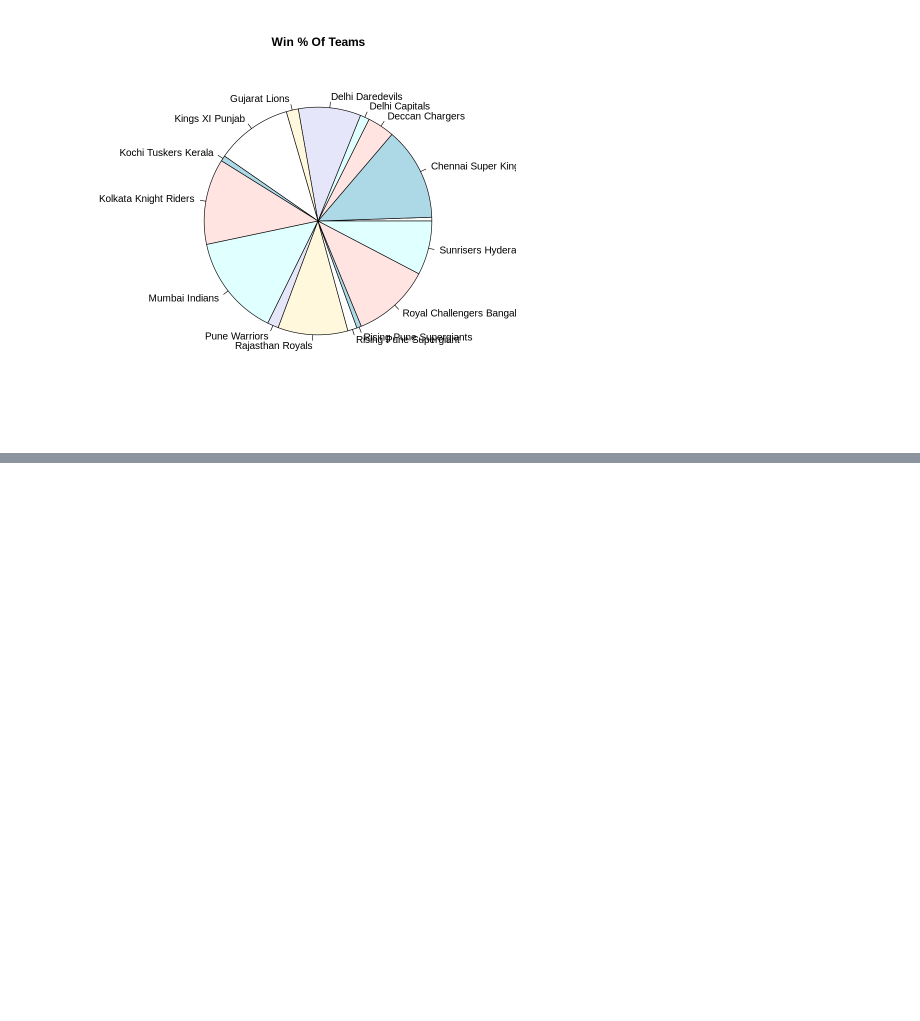
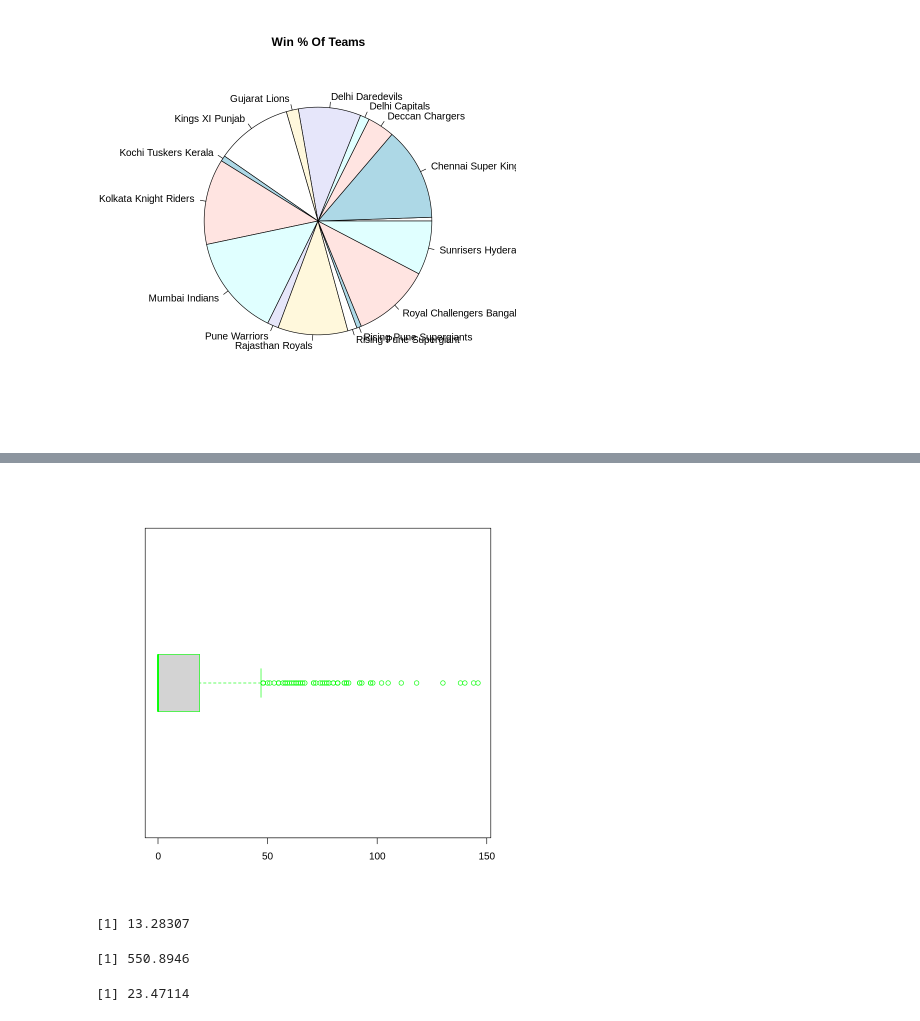
Before and after one commit to Abhishek4848/IPL-Match-Analysis, a Jupyter notebook: IPL_Analysis.ipynb, the cells around one changed output, grey strips where cells are left out. Cells and saved outputs as stored; diff of their text form; code cells hidden in the pictures; blank space fills up the shorter version.

```diff
--- a/IPL_Analysis.ipynb
+++ b/IPL_Analysis.ipynb
@@ -61,0 +131,12 @@ pie(table(df$winner),main="Win % Of Teams")
+# %%
+boxplot(df$win_by_runs, horizontal=T, varwidth=TRUE, notch=FALSE,outline=TRUE, boxwex=0.2, border=c("green"),xlab="No. of runs")
+# %% [output]
+[figure, added]
+# %%
+mean(df$win_by_runs)
+var(df$win_by_runs)
+sd()
+# %% [output]
+[1] 13.28307
+[1] 550.8946
+[1] 23.47114
```
Also changed, not shown: parts of 12 cells of this notebook.
